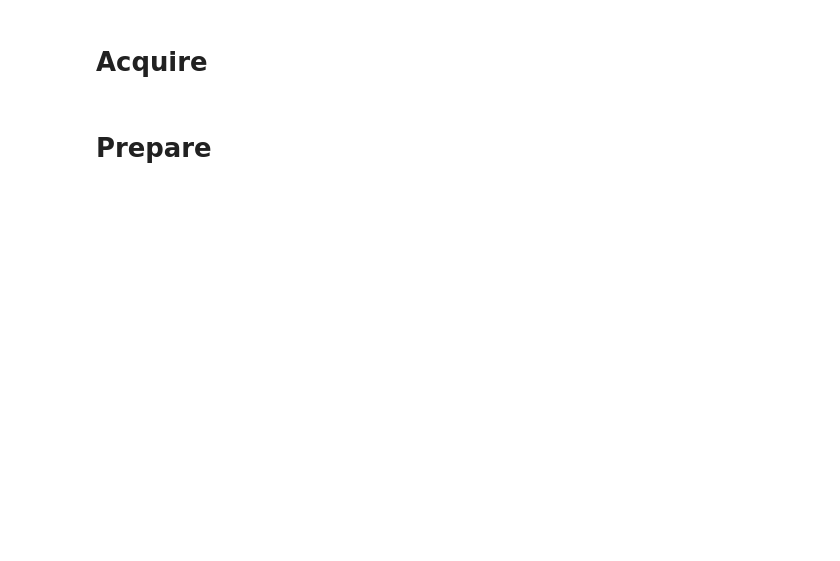
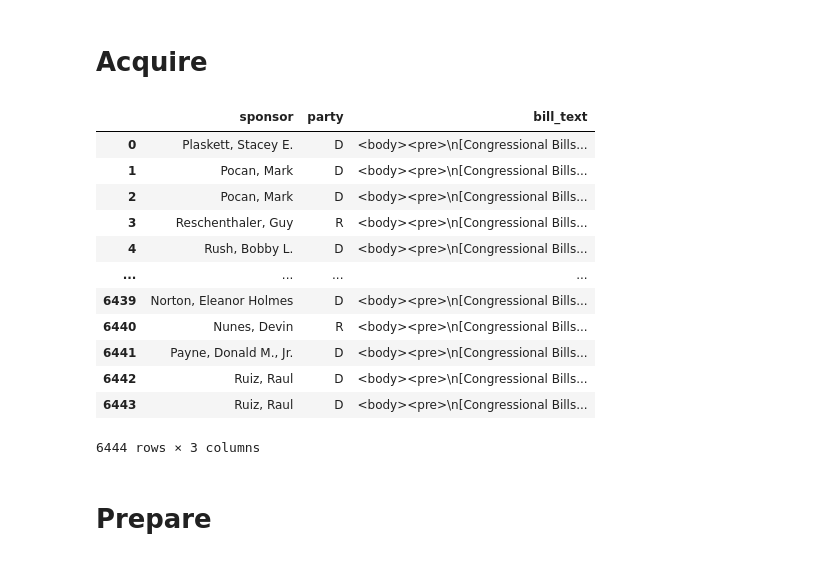
Before and after one commit to good-bill-hunting/political_parser, a Jupyter notebook: template_notebook.ipynb, the cells around one changed output. Cells and saved outputs as stored; diff of their text form; code cells hidden in the pictures; blank space fills up the shorter version.

```diff
--- a/template_notebook.ipynb
+++ b/template_notebook.ipynb
@@ -18,3 +19,19 @@ df = acquire_bills(links)
+# %%
+df
+# %% [output]
+|  | sponsor | party | bill_text |
+| 0 | Plaskett, Stacey E. | D | <body><pre>\n[Congressional Bills... |
+| 1 | Pocan, Mark | D | <body><pre>\n[Congressional Bills... |
+| 2 | Pocan, Mark | D | <body><pre>\n[Congressional Bills... |
+| 3 | Reschenthaler, Guy | R | <body><pre>\n[Congressional Bills... |
+| 4 | Rush, Bobby L. | D | <body><pre>\n[Congressional Bills... |
+| ... | ... | ... | ... |
+| 6439 | Norton, Eleanor Holmes | D | <body><pre>\n[Congressional Bills... |
+| 6440 | Nunes, Devin | R | <body><pre>\n[Congressional Bills... |
+| 6441 | Payne, Donald M., Jr. | D | <body><pre>\n[Congressional Bills... |
+| 6442 | Ruiz, Raul | D | <body><pre>\n[Congressional Bills... |
+| 6443 | Ruiz, Raul | D | <body><pre>\n[Congressional Bills... |
+6444 rows × 3 columns
 # %% [markdown]
 # Prepare
 # %%
```
Also changed, not shown: parts of 14 cells of this notebook.
